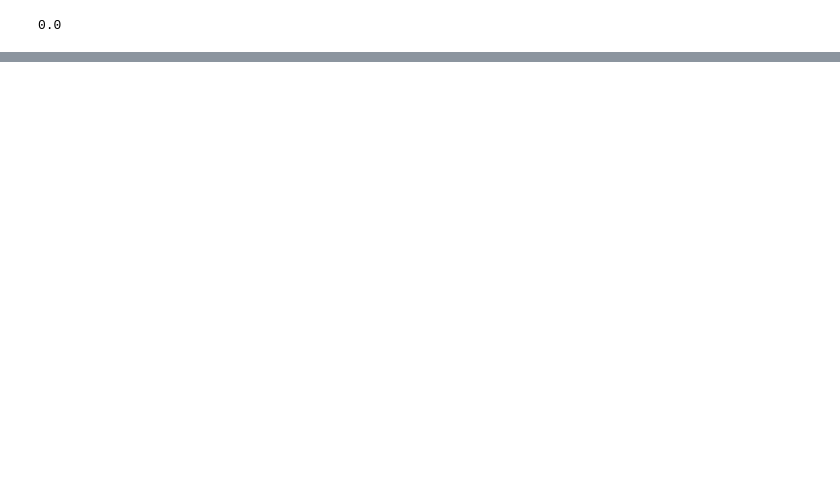
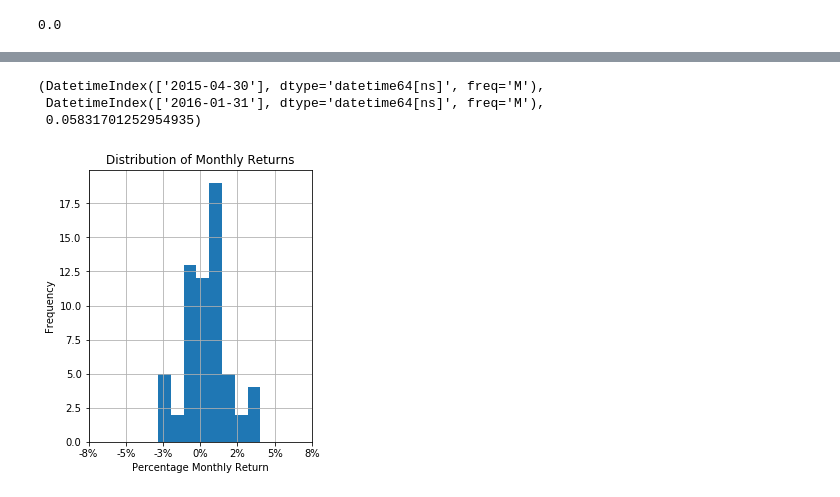
Before and after one commit to epgreig/robo-advisor, a Jupyter notebook: simulation_test_med.ipynb, the cells around one changed output, grey strips where cells are left out. Drawn from its saved outputs; the diff is of its cells as text; code cells hidden in the pictures; blank space fills up the shorter version.

```diff
--- a/simulation_test_med.ipynb
+++ b/simulation_test_med.ipynb
@@ -595,2 +598,26 @@ for w in w_dict.items():
 # %%
 perf_df.to_csv("data_final_med.csv")
+# %%
+import pandas as pd
+from max_drawdown import max_drawdown
+max_drawdown(perf_df)
+# %% [output]
+(DatetimeIndex(['2015-04-30'], dtype='datetime64[ns]', freq='M'),
+ DatetimeIndex(['2016-01-31'], dtype='datetime64[ns]', freq='M'),
+ 0.05831701252954935)
+# %%
+import matplotlib.pyplot as plt
+from matplotlib.ticker import FuncFormatter
+
+plt.figure(figsize=(4,5))
+perf_df['Return'].dropna().hist(bins=8)
+plt.title('Distribution of Monthly Returns')
+plt.ylabel('Frequency')
+plt.xlabel('Percentage Monthly Return')
+
+ax = plt.gca()
+ax.set_xlim([-0.075,0.075])
+ax.xaxis.set_major_formatter(FuncFormatter(lambda y, _: '{:.0%}'.format(y)))
+plt.show()
+# %% [output]
+[figure, added]
```
Also changed, not shown: parts of 15 cells of this notebook, 7 other files.
